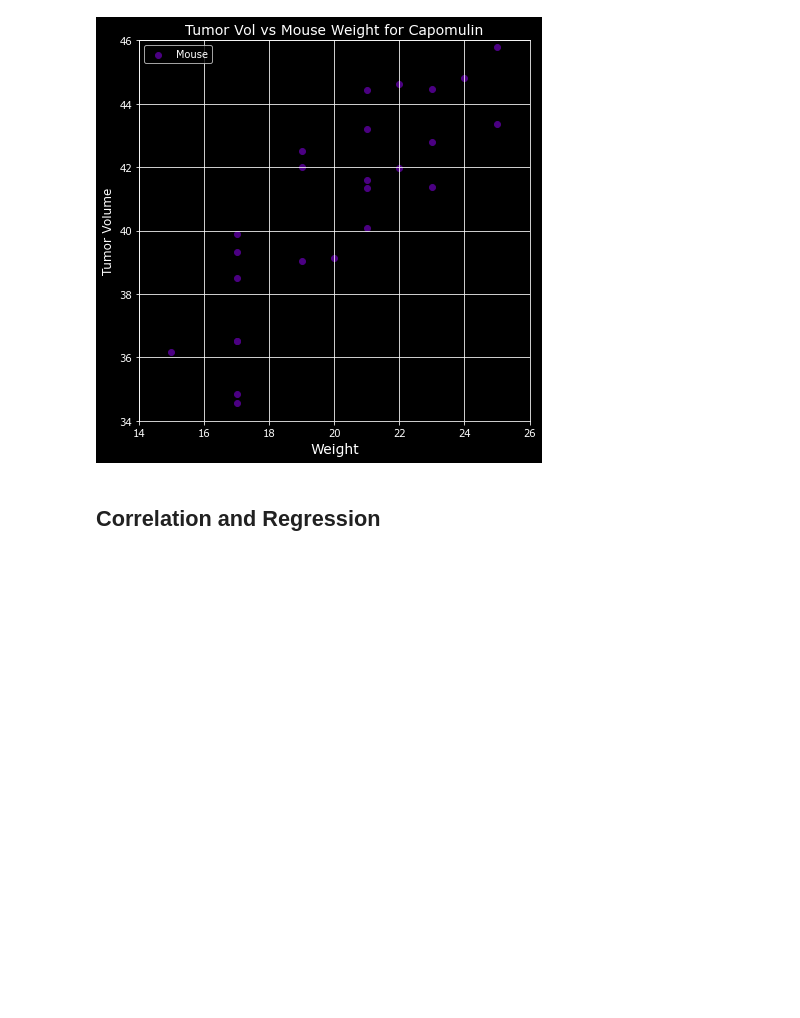
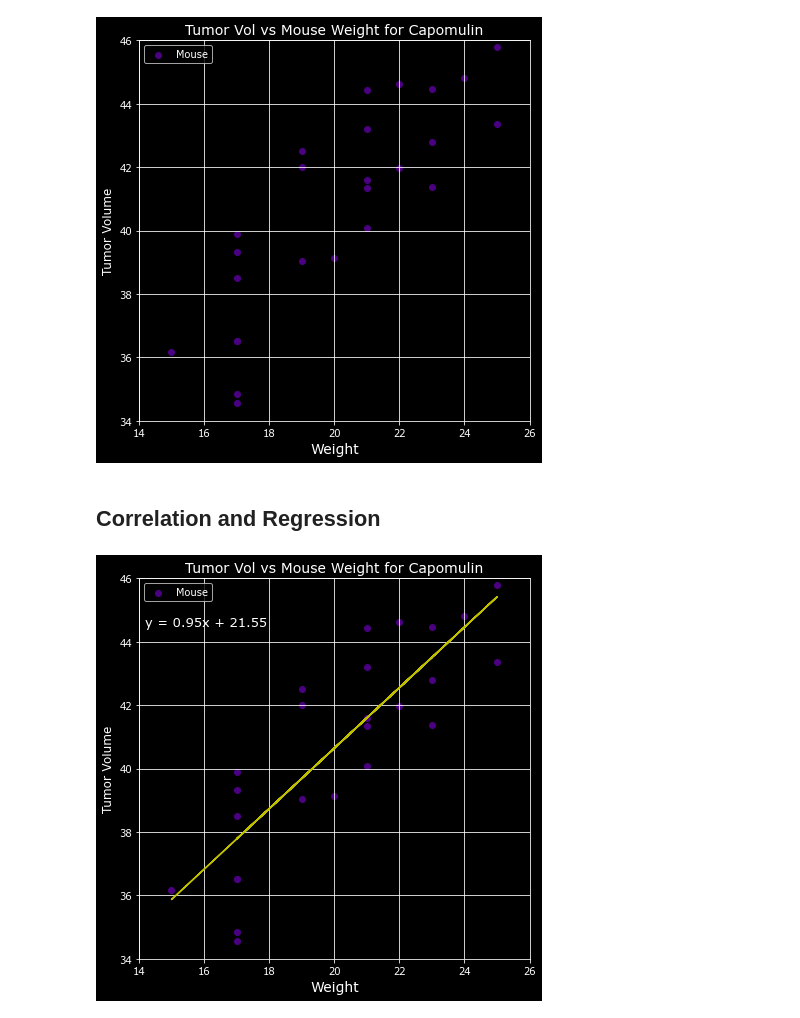
Before and after one commit to cheyroseflammer/pharmaceutical-analysis, a Jupyter notebook: pharmaceutical-analysis/pymaceuticals_starter.ipynb, the cells around one changed output. Saved outputs shown, nothing was run; the diff lists cells and outputs as text; code cells hidden in the pictures; blank space fills up the shorter version.

Commit message:
linear regression model added

```diff
--- a/pharmaceutical-analysis/pymaceuticals_starter.ipynb
+++ b/pharmaceutical-analysis/pymaceuticals_starter.ipynb
@@ -273,12 +284,13 @@ plt.show()
 [figure]
 # %%
 # Generate a scatter plot of average tumor volume vs. mouse weight for the Capomulin regimen
-# Get series of mice treated with ;Capomulin'
-mouse = clean_mice_df.loc[(clean_mice_df['Drug Regimen'] == 'Capomulin')].groupby('Mouse ID').mean()
+# Get series of mice treated with Capomulin
+mouse_tumor_vol = clean_mice_df.loc[(clean_mice_df['Drug Regimen'] == 'Capomulin')].groupby('Mouse ID')['Tumor Volume (mm3)'].mean()
+mouse_weight = clean_mice_df.loc[(clean_mice_df['Drug Regimen'] == 'Capomulin')].groupby('Mouse ID')['Weight (g)'].min()
 # Get x-axis/weight
-x_axis = mouse['Weight (g)']
+x_axis = mouse_weight
 # Get y-axis/Tumor volume
-y_axis = mouse['Tumor Volume (mm3)']
+y_axis = mouse_tumor_vol
 # Figure size
 plt.figure(figsize=(7,7))
 # Plot scatter plot
@@ -304,0 +314,28 @@ plt.show()
+# %%
+# Calculate the correlation coefficient and linear regression model
+# for mouse weight and average tumor volume for the Capomulin regimen
+(slope, intercept, rvalue, pvalue, stderr) = linregress(mouse_weight, mouse_tumor_vol)
+regress_values = mouse_weight * slope + intercept
+line_eq = "y = " + str(round(slope,2)) + "x + " + str(round(intercept,2))
+# Figure size
+plt.figure(figsize=(7,7))
+# Plot
+plt.scatter(mouse_weight, mouse_tumor_vol, facecolors='indigo', label='Mouse')
+plt.plot(mouse_weight, regress_values, 'y-')
+# Labels
+plt.title("Tumor Vol vs Mouse Weight for Capomulin", fontsize=14)
+plt.xlabel("Weight", fontsize=14)
+plt.ylabel("Tumor Volume", fontsize=12)
+plt.legend()
+# Xlim and ylim
+plt.xlim(14, 26)
+plt.ylim(34,46)
+# Annotate w/ line equation
+plt.annotate(line_eq, (14.2, 44.5), fontsize=13)
+corr_coeff = st.pearsonr(mouse_tumor_vol, mouse_weight)
+# grid for more concise visual plotting
+plt.grid()
+# Show plot
+plt.show()
+# %% [output]
+[figure, added]
```
Also changed, not shown: parts of 4 cells of this notebook.
